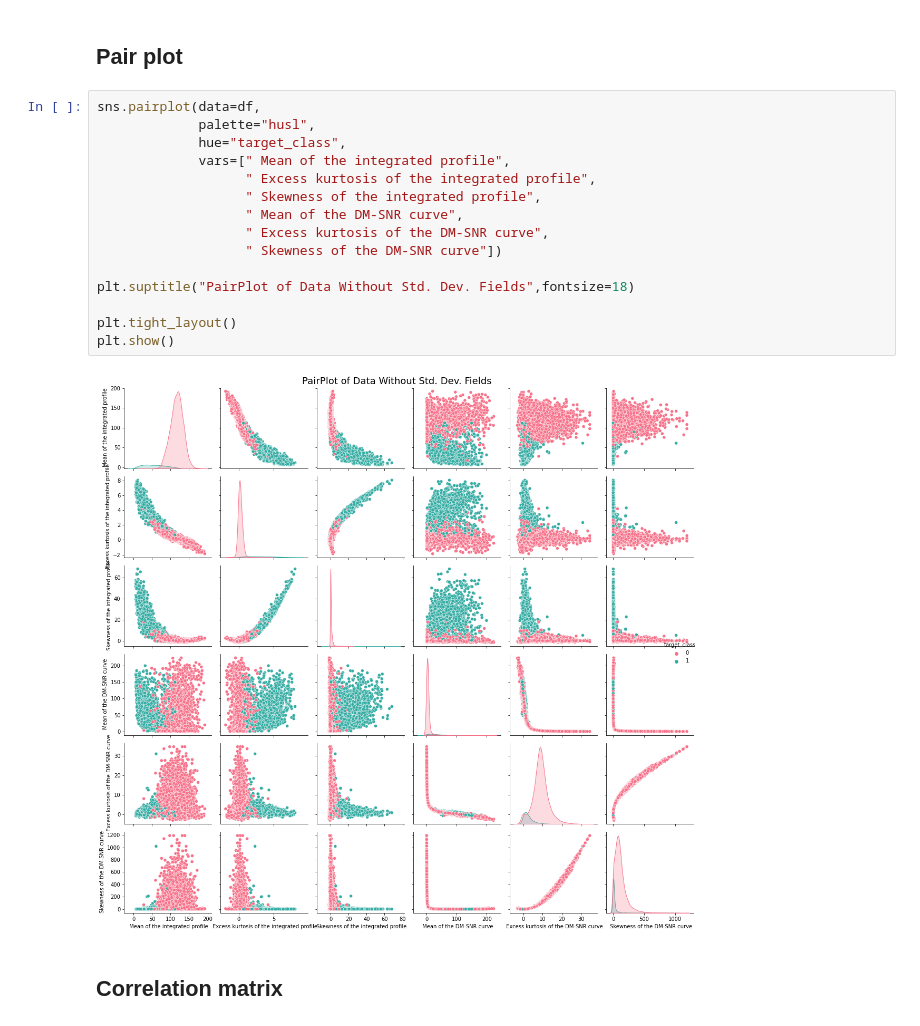
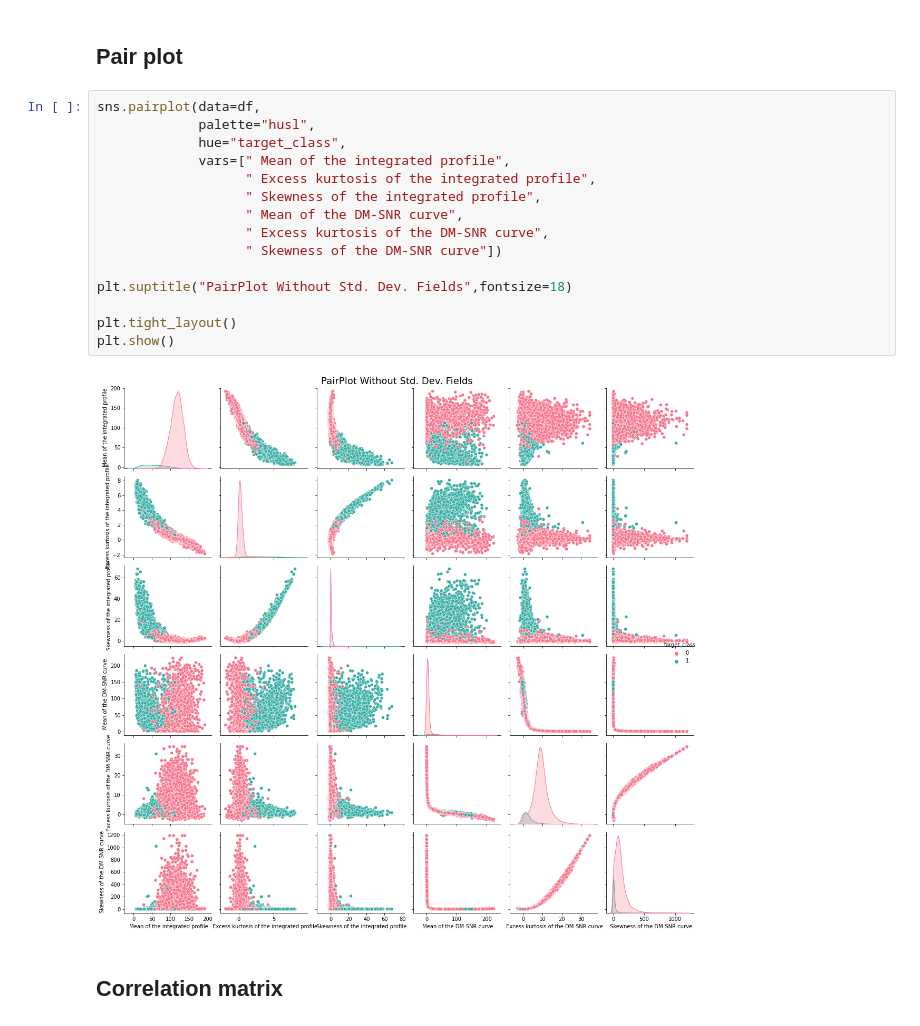
Before and after one commit to jeromeCondere/svm_pulsar_stars, a Jupyter notebook: SVM_basic_example.ipynb, the cells around one changed output. Saved outputs shown, nothing was run; the diff lists cells and outputs as text.

```diff
--- a/SVM_basic_example.ipynb
+++ b/SVM_basic_example.ipynb
@@ -39,20 +41,20 @@ df.describe()
 # %%
 sns.pairplot(data=df,
              palette="husl",
              hue="target_class",
              vars=[" Mean of the integrated profile",
                    " Excess kurtosis of the integrated profile",
                    " Skewness of the integrated profile",
                    " Mean of the DM-SNR curve",
                    " Excess kurtosis of the DM-SNR curve",
                    " Skewness of the DM-SNR curve"])
 
-plt.suptitle("PairPlot of Data Without Std. Dev. Fields",fontsize=18)
+plt.suptitle("PairPlot Without Std. Dev. Fields",fontsize=18)
 
 plt.tight_layout()
 plt.show()
 # %% [output]
-[figure, old version]
+[figure, new version]
 # %% [markdown]
 ## Correlation matrix
 # %%
```
Also changed, not shown: parts of 6 cells of this notebook.
